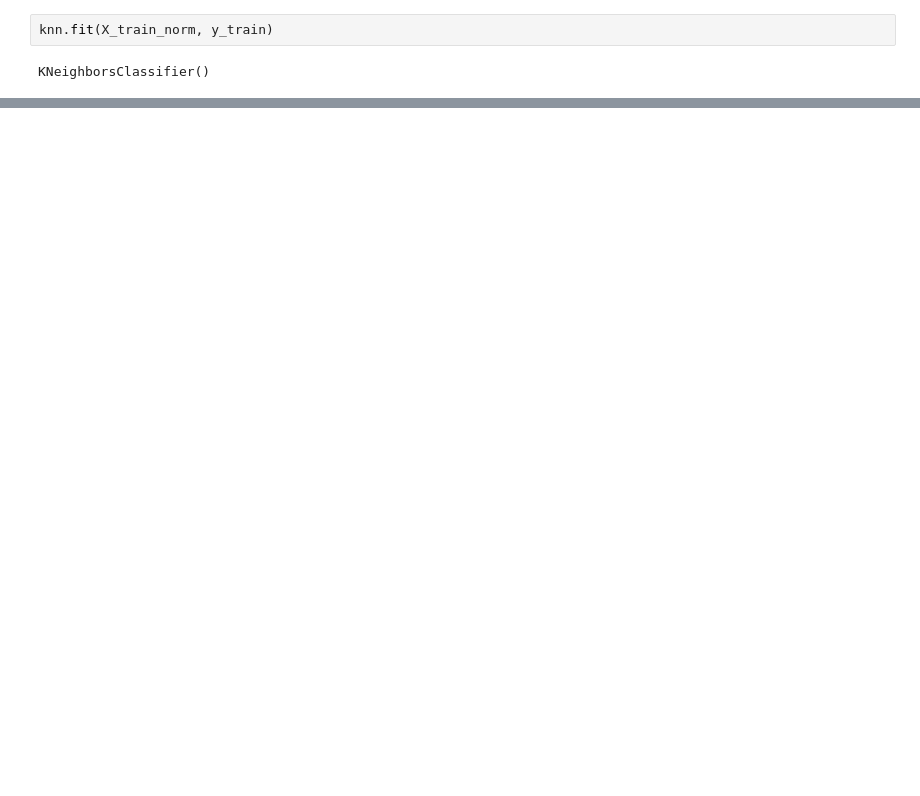
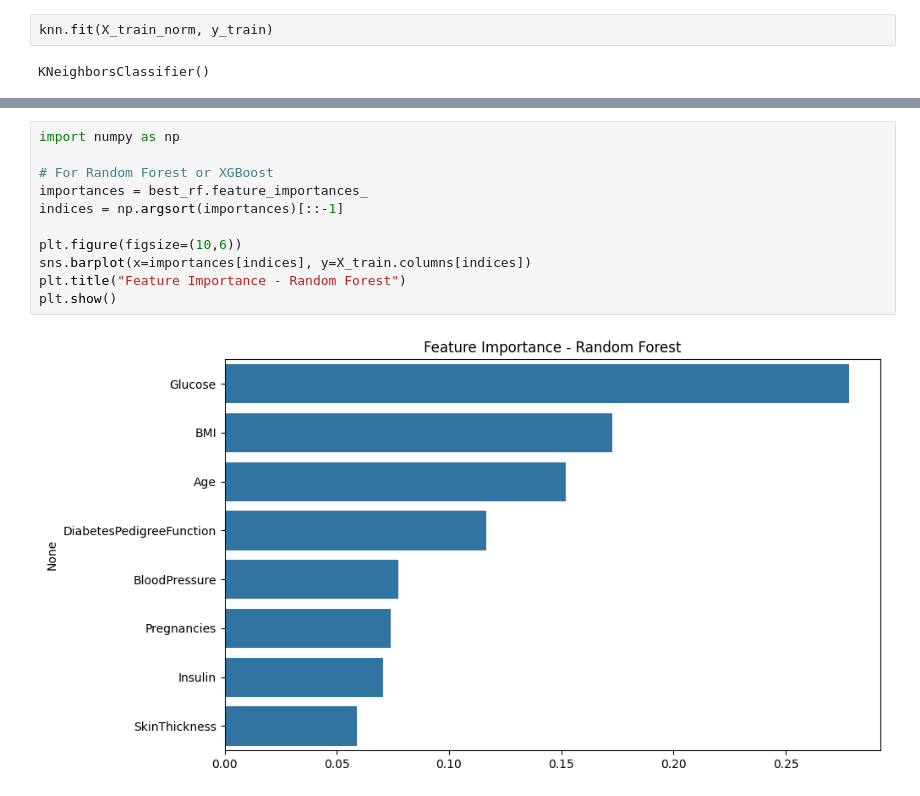
Before and after one commit to varsha199/Diabetes-Risk-Prediction-Using-Machine-Learning, a Jupyter notebook: 3_Modelling_Eval.ipynb, the cells around one changed output, grey strips where cells are left out. Saved outputs shown, nothing was run; the diff lists cells and outputs as text; blank space fills up the shorter version.

```diff
--- a/3_Modelling_Eval.ipynb
+++ b/3_Modelling_Eval.ipynb
@@ -106,0 +378,13 @@ knn.score(X_test_norm, y_test)
+# %%
+import numpy as np
+
+# For Random Forest or XGBoost
+importances = best_rf.feature_importances_
+indices = np.argsort(importances)[::-1]
+
+plt.figure(figsize=(10,6))
+sns.barplot(x=importances[indices], y=X_train.columns[indices])
+plt.title("Feature Importance - Random Forest")
+plt.show()
+# %% [output]
+[figure, added]
```
Also changed, not shown: parts of 24 cells of this notebook, 2 other files.
